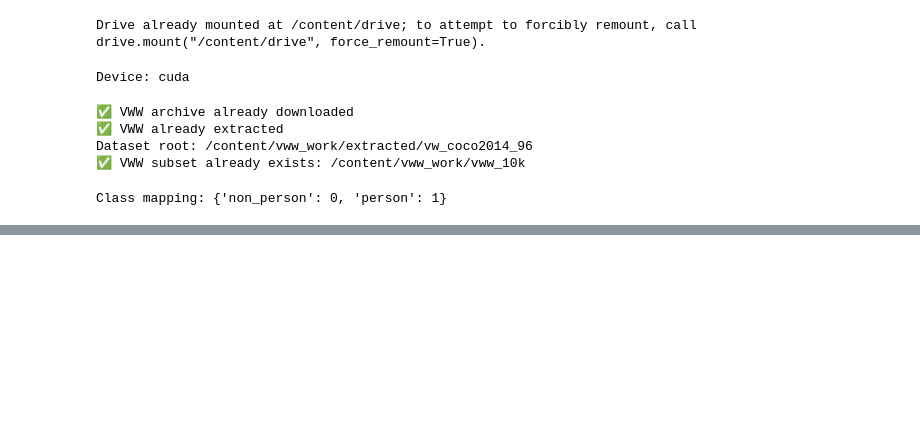
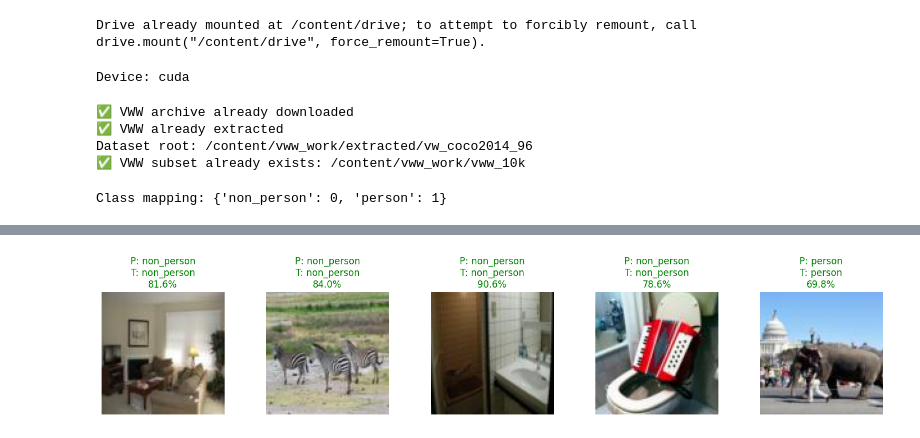
Before and after one commit to raki-rankawat/stm32-thesis, a Jupyter notebook: MobileNetV2_Model.ipynb, the cells around one changed output, grey strips where cells are left out. Drawn from its saved outputs; the diff is of its cells as text; code cells hidden in the pictures; blank space fills up the shorter version.

```diff
--- a/MobileNetV2_Model.ipynb
+++ b/MobileNetV2_Model.ipynb
@@ -558,0 +659,4 @@ Best accuracy: 80.05
+# %%
+show_random_predictions(5)
+# %% [output]
+[figure, added]
```
Also changed, not shown: parts of 10 cells of this notebook.
